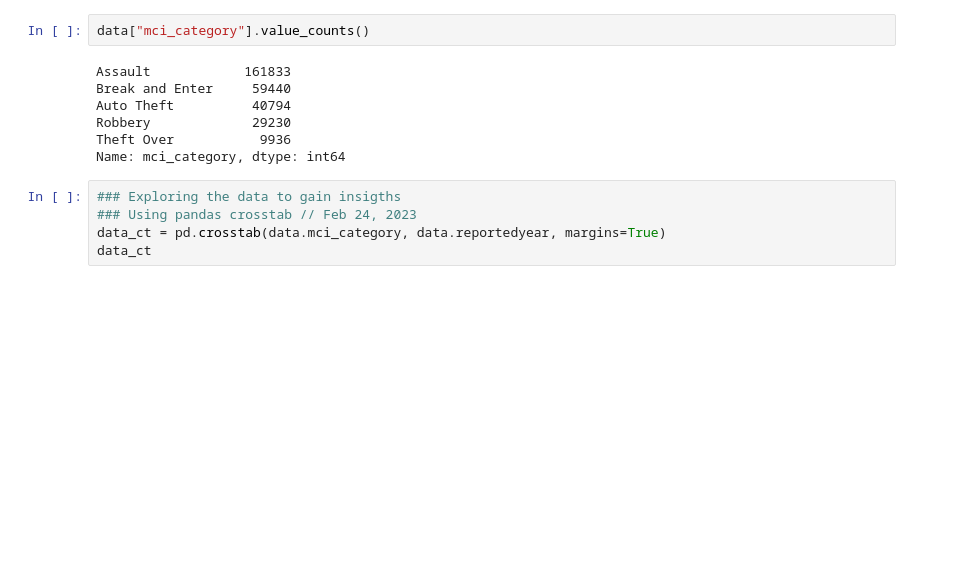
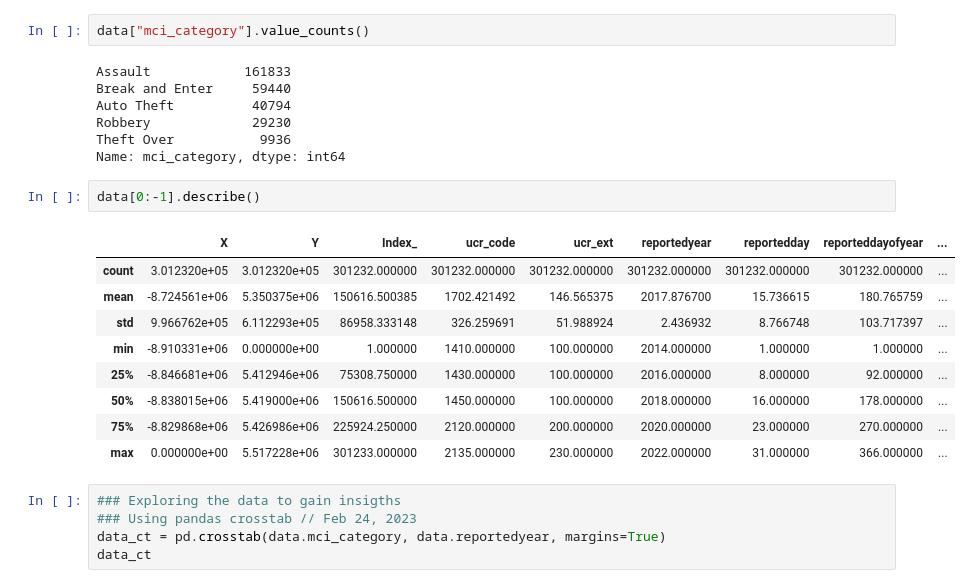
Before and after one commit to sanoliv/SCS_3253_061-Machine-Learning, a Jupyter notebook: Toronto_Police_Major_Crime_Indicators_MCI.ipynb, the cells around one changed output. Cells and saved outputs as stored; diff of their text form; blank space fills up the shorter version.

```diff
--- a/Toronto_Police_Major_Crime_Indicators_MCI.ipynb
+++ b/Toronto_Police_Major_Crime_Indicators_MCI.ipynb
@@ -240,6 +241,18 @@ Auto Theft          40794
 Robbery             29230
 Theft Over           9936
 Name: mci_category, dtype: int64
+# %%
+data[0:-1].describe()
+# %% [output]
+|  | X | Y | Index_ | ucr_code | ucr_ext | reportedyear | reportedday | reporteddayofyear | ... |
+| count | 3.012320e+05 | 3.012320e+05 | 301232.000000 | 301232.000000 | 301232.000000 | 301232.000000 | 301232.000000 | 301232.000000 | ... |
+| mean | -8.724561e+06 | 5.350375e+06 | 150616.500385 | 1702.421492 | 146.565375 | 2017.876700 | 15.736615 | 180.765759 | ... |
+| std | 9.966762e+05 | 6.112293e+05 | 86958.333148 | 326.259691 | 51.988924 | 2.436932 | 8.766748 | 103.717397 | ... |
+| min | -8.910331e+06 | 0.000000e+00 | 1.000000 | 1410.000000 | 100.000000 | 2014.000000 | 1.000000 | 1.000000 | ... |
+| 25% | -8.846681e+06 | 5.412946e+06 | 75308.750000 | 1430.000000 | 100.000000 | 2016.000000 | 8.000000 | 92.000000 | ... |
+| 50% | -8.838015e+06 | 5.419000e+06 | 150616.500000 | 1450.000000 | 100.000000 | 2018.000000 | 16.000000 | 178.000000 | ... |
+| 75% | -8.829868e+06 | 5.426986e+06 | 225924.250000 | 2120.000000 | 200.000000 | 2020.000000 | 23.000000 | 270.000000 | ... |
+| max | 0.000000e+00 | 5.517228e+06 | 301233.000000 | 2135.000000 | 230.000000 | 2022.000000 | 31.000000 | 366.000000 | ... |
 # %%
 ### Exploring the data to gain insigths
 ### Using pandas crosstab // Feb 24, 2023
```
Also changed, not shown: parts of 7 cells of this notebook.
